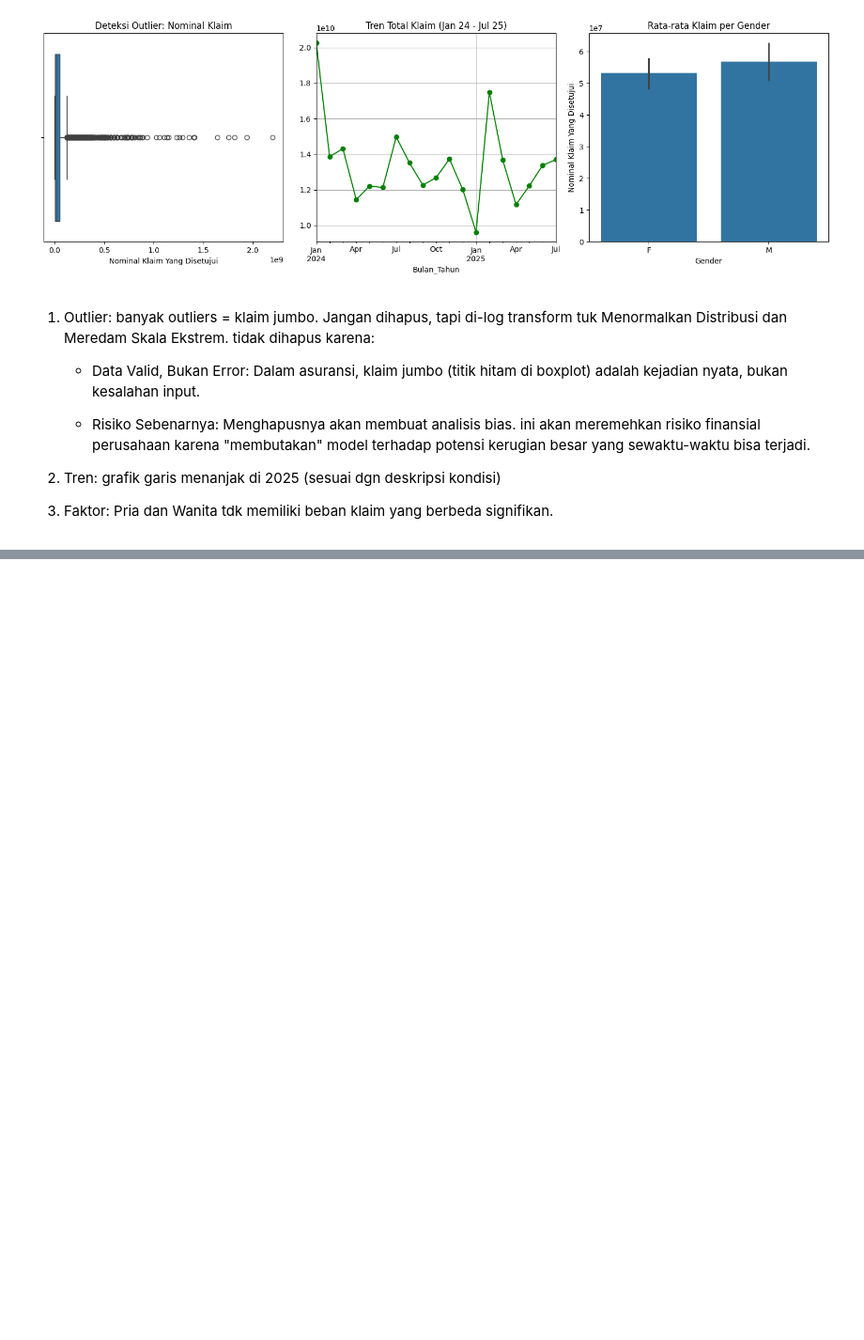
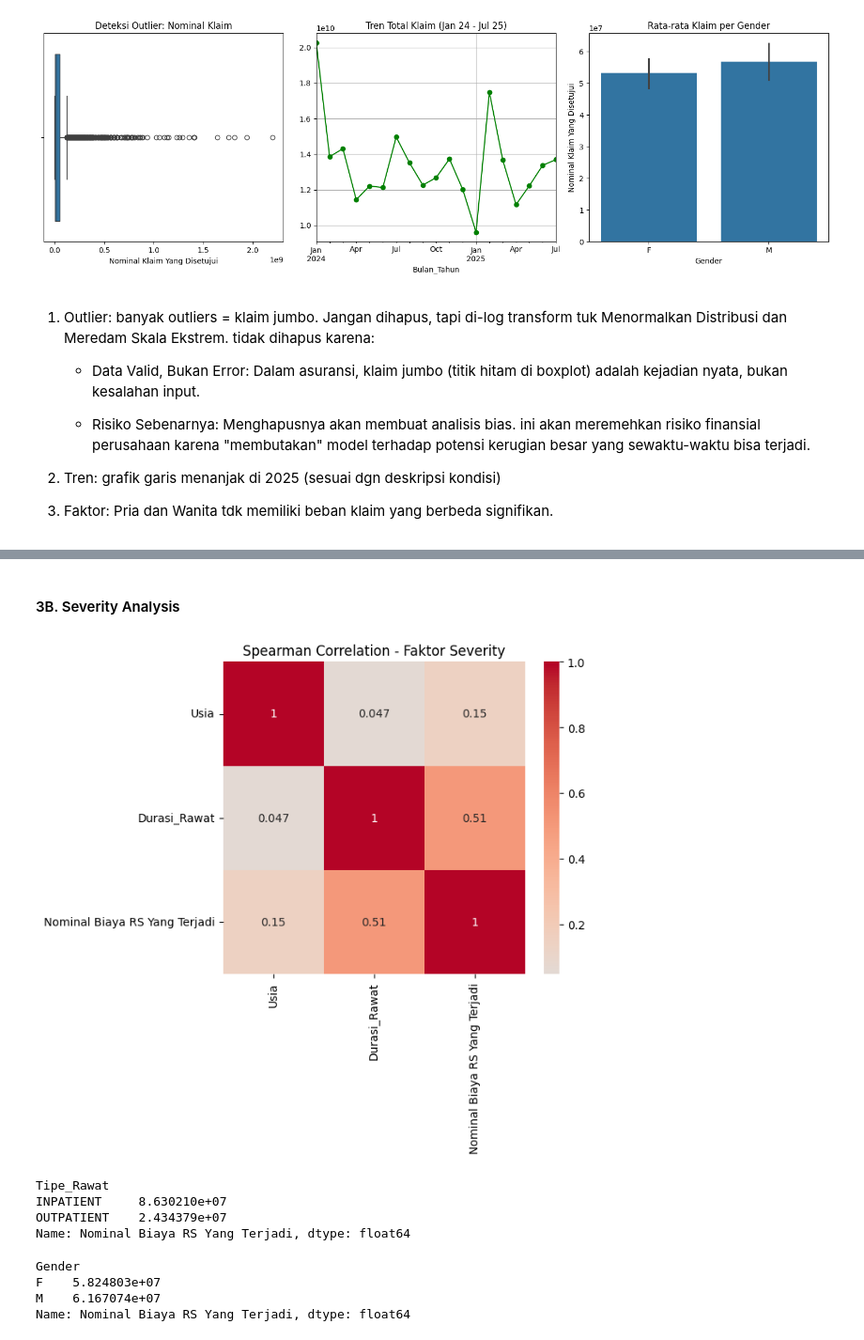
Before and after one commit to danwoy21/data-science-competition, a Jupyter notebook: main.ipynb, the cells around one changed output, grey strips where cells are left out. Shown at 94% size. Cells and saved outputs as stored; diff of their text form; code cells hidden in the pictures; blank space fills up the shorter version.

```diff
--- a/main.ipynb
+++ b/main.ipynb
@@ -335,0 +527,72 @@ df_final['Kategori_Usia'] = pd.cut(df_final['Usia'], bins=[0, 18, 60, 100], labe
+# %% [markdown]
+#### 3B. Severity Analysis
+# %%
+# Fokus pada Analisis Severity (Biaya Klaim)
+df_EDA_sev = df_final.copy()
+
+# Feature Engineering
+df_EDA_sev['Usia'] = (df_EDA_sev['Tanggal Pasien Masuk RS'] - df_EDA_sev['Tanggal Lahir']).dt.days / 365
+
+df_EDA_sev['Durasi_Rawat'] = (
+    df_EDA_sev['Tanggal Pasien Keluar RS'] - df_EDA_sev['Tanggal Pasien Masuk RS']
+).dt.days
+
+# Drop nilai aneh
+df_EDA_sev = df_EDA_sev[df_EDA_sev['Durasi_Rawat'] >= 0]
+# %%
+# Kolom yang akan digunakan untuk analisis severity
+cols_severity = [
+    'Usia',
+    'Durasi_Rawat',
+    'Gender',
+    'Inpatient/Outpatient',
+    'Plan Code',
+    'Domisili',
+    'Nominal Biaya RS Yang Terjadi'
+]
+
+df_EDA_sev = df_EDA_sev[cols_severity]
+# %%
+# Fokus pada korelasi faktor numerik dengan biaya (severity)
+df_numeric = df_EDA_sev[['Usia', 'Durasi_Rawat', 'Nominal Biaya RS Yang Terjadi']]
+corr_spearman = df_numeric.corr(method='spearman')
+
+# Visualisasi Heatmap Korelasi Spearman
+plt.figure(figsize=(6,5))
+sns.heatmap(corr_spearman, annot=True, cmap='coolwarm', center=0)
+plt.title("Spearman Correlation - Faktor Severity")
+plt.show()
+# %% [output]
+[figure, added]
+# %%
+# Analisis Kategori Inpatient/Outpatient
+df_EDA_sev['Inpatient/Outpatient'] = (
+    df_EDA_sev['Inpatient/Outpatient']
+    .str.strip()
+    .str.upper()
+)
+
+# Mapping ke kategori utama
+df_EDA_sev['Tipe_Rawat'] = df_EDA_sev['Inpatient/Outpatient'].replace({
+    'IP': 'INPATIENT',
+    'INPATIENT': 'INPATIENT',
+    'ODC': 'INPATIENT',
+    'ODS': 'INPATIENT',
+    'OP': 'OUTPATIENT',
+    'OUTPATIENT': 'OUTPATIENT'
+})
+
+df_EDA_sev['Tipe_Rawat'].value_counts()
+df_EDA_sev.groupby('Tipe_Rawat')['Nominal Biaya RS Yang Terjadi'].mean()
+# %% [output]
+Tipe_Rawat
+INPATIENT     8.630210e+07
+OUTPATIENT    2.434379e+07
+Name: Nominal Biaya RS Yang Terjadi, dtype: float64
+# %%
+df_EDA_sev.groupby('Gender')['Nominal Biaya RS Yang Terjadi'].mean()
+# %% [output]
+Gender
+F    5.824803e+07
+M    6.167074e+07
+Name: Nominal Biaya RS Yang Terjadi, dtype: float64
```
Also changed, not shown: parts of 25 cells of this notebook.
